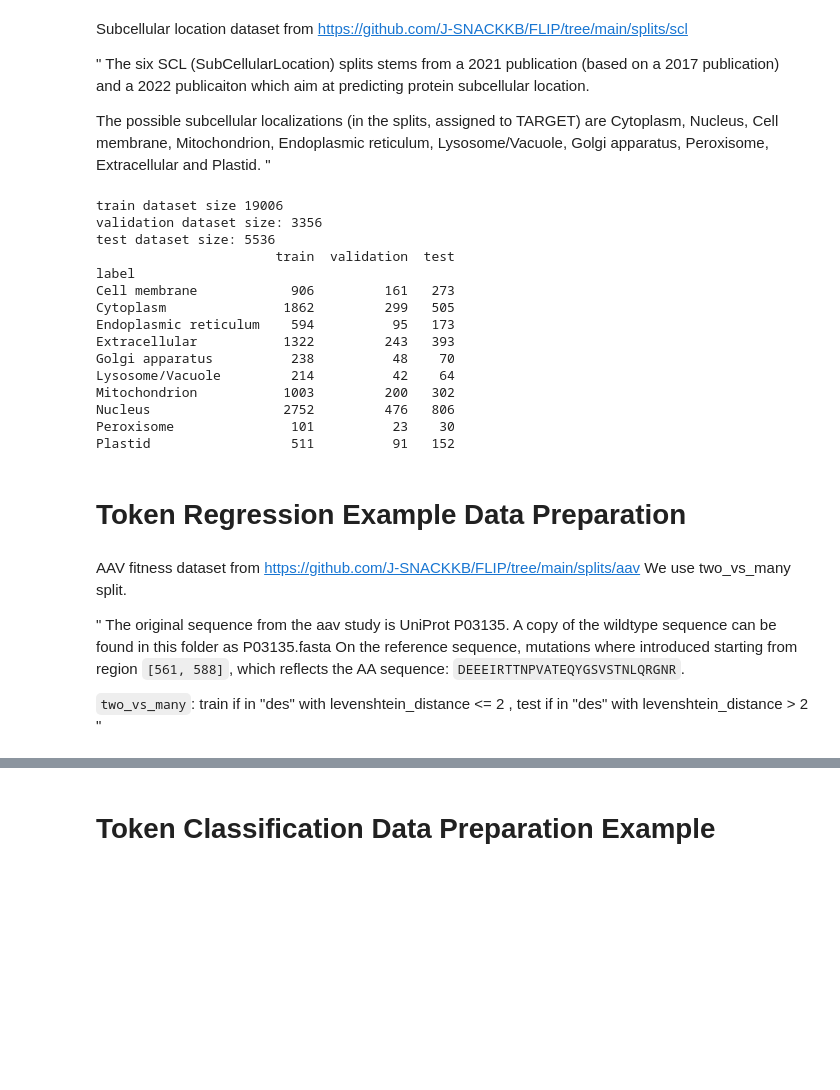
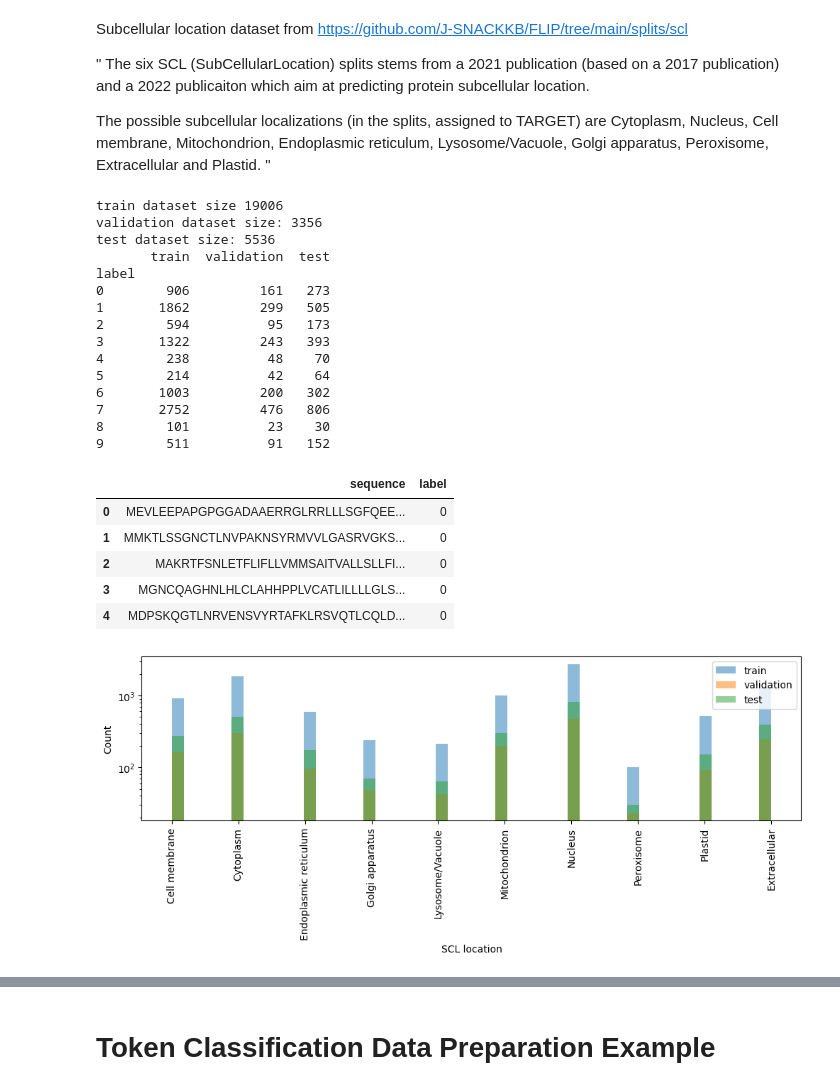
Before and after one commit to leerang77/PLM_finetune, a Jupyter notebook: data/prepare_data.ipynb, the cells around one changed output, grey strips where cells are left out. Drawn from its saved outputs; the diff is of its cells as text; code cells hidden in the pictures; blank space fills up the shorter version.

```diff
--- a/data/prepare_data.ipynb
+++ b/data/prepare_data.ipynb
@@ -77,51 +146,68 @@ The possible subcellular localizations (in the splits, assigned to TARGET) are C
 SCL_URL = 'https://github.com/J-SNACKKB/FLIP/raw/main/splits/scl/splits.zip'
 SCL_FILENAME = 'splits/mixed_soft.csv'
 SCL_train_df, SCL_valid_df, SCL_test_df = download_data(SCL_URL, SCL_FILENAME)
+# %%
+# Map string labels to integer IDs
+label2id = {label: idx for idx, label in enumerate(sorted(SCL_train_df.label.unique()))}
+SCL_train_df['label'] = SCL_train_df['label'].map(label2id)
+SCL_valid_df['label'] = SCL_valid_df['label'].map(label2id)
+SCL_test_df['label'] = SCL_test_df['label'].map(label2id)
 # %%
 # Print dataset size
 print("train dataset size", SCL_train_df.size)
 print("validation dataset size:", SCL_valid_df.size)
 print("test dataset size:", SCL_test_df.size)
 
 # Print label distribution
 # Create a DataFrame with label distributions for each split
 label_dist = pd.DataFrame({
     'train': SCL_train_df['label'].value_counts().sort_index(),
     'validation': SCL_valid_df['label'].value_counts().sort_index(),
     'test': SCL_test_df['label'].value_counts().sort_index()
 }).fillna(0).astype(int)
+print(label_dist)
 
-print(label_dist)
+# Visualize label distribution
+from matplotlib import pyplot as plt
+id2label = {v: k for k, v in label2id.items()}
+plt.figure(figsize=(12,3))
+plt.hist(SCL_train_df.label.map(id2label), bins=50, alpha=0.5, label='train')
+plt.hist(SCL_valid_df.label.map(id2label), bins=50, alpha=0.5, label='validation')
+plt.hist(SCL_test_df.label.map(id2label), bins=50, alpha=0.5, label='test')
+plt.legend()
+plt.yscale("log")
+plt.xticks(rotation=90)
+plt.xlabel("SCL location")
+plt.ylabel("Count")
+
+# Print first few rows of training data
+SCL_train_df.head()
 # %% [output]
 train dataset size 19006
 validation dataset size: 3356
 test dataset size: 5536
-                       train  validation  test
+       train  validation  test
 label
-Cell membrane            906         161   273
-Cytoplasm               1862         299   505
-Endoplasmic reticulum    594          95   173
-Extracellular           1322         243   393
-Golgi apparatus          238          48    70
-Lysosome/Vacuole         214          42    64
-Mitochondrion           1003         200   302
-Nucleus                 2752         476   806
-Peroxisome               101          23    30
-Plastid                  511          91   152
+0        906         161   273
+1       1862         299   505
+2        594          95   173
+3       1322         243   393
+4        238          48    70
+5        214          42    64
+6       1003         200   302
+7       2752         476   806
+8        101          23    30
+9        511          91   152
+|  | sequence | label |
+| 0 | MEVLEEPAPGPGGADAAERRGLRRLLLSGFQEE... | 0 |
+| 1 | MMKTLSSGNCTLNVPAKNSYRMVVLGASRVGKS... | 0 |
+| 2 | MAKRTFSNLETFLIFLLVMMSAITVALLSLLFI... | 0 |
+| 3 | MGNCQAGHNLHLCLAHHPPLVCATLILLLLGLS... | 0 |
+| 4 | MDPSKQGTLNRVENSVYRTAFKLRSVQTLCQLD... | 0 |
+[figure, added]
 # %%
 # Save to csv files
 os.makedirs("training_data/scl", exist_ok=True)
 SCL_train_df.to_csv("training_data/scl/scl_seq_classification_train.csv",index=False)
 SCL_valid_df.to_csv("training_data/scl/scl_seq_classification_validation.csv",index=False)
 SCL_test_df.to_csv("training_data/scl/scl_seq_classification_test.csv",index=False)
-# %% [markdown]
-# Token Regression Example Data Preparation
-# %% [markdown]
-AAV fitness dataset from https://github.com/J-SNACKKB/FLIP/tree/main/splits/aav
-We use two_vs_many split.
-
-"
-The original sequence from the aav study is UniProt P03135. A copy of the wildtype sequence can be found in this folder as P03135.fasta On the reference sequence, mutations where introduced starting from region `[561, 588]`, which reflects the AA sequence: `DEEEIRTTNPVATEQYGSVSTNLQRGNR`.
-
-`two_vs_many`: train if in "des" with levenshtein_distance <= 2 , test if in "des" with levenshtein_distance > 2
-"
```
Also changed, not shown: parts of 23 cells of this notebook.
